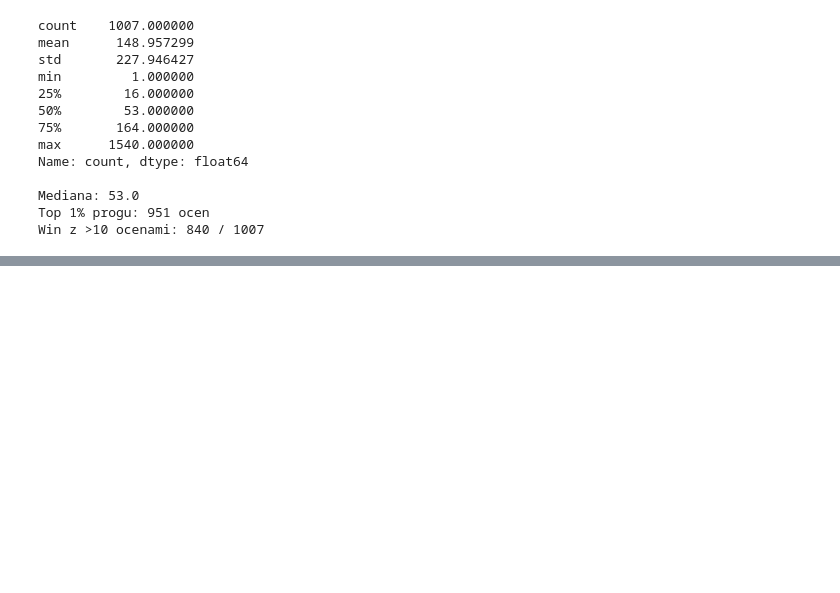
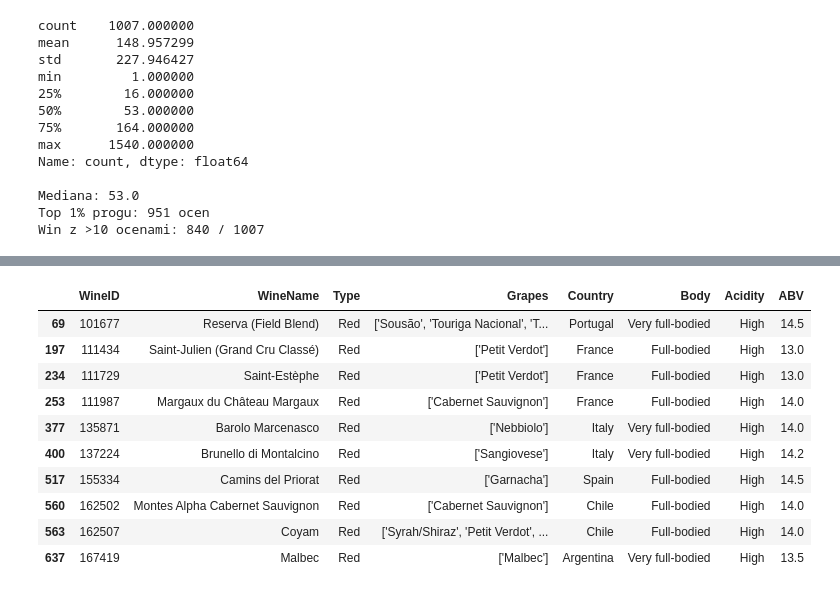
Before and after one commit to FIlip2423/wine-recommender, a Jupyter notebook: wine_rec_final.ipynb, the cells around one changed output, grey strips where cells are left out. Cells and saved outputs as stored; diff of their text form; code cells hidden in the pictures; blank space fills up the shorter version.

```diff
--- a/wine_rec_final.ipynb
+++ b/wine_rec_final.ipynb
@@ -41,6 +32,7 @@ a nie "podglądać" oceny z przyszłości.
 # %%
 df = pd.read_csv("data/XWines_Slim_150K_ratings.csv")
 df = df[["UserID", "WineID", "Rating", "Date"]].copy()
+wines_df = pd.read_csv("data/XWines_Slim_1K_wines.csv")
 
 # Sortujemy od najstarszych do najnowszych
 df.sort_values("Date", inplace=True)
@@ -54,7 +46,7 @@ test_df  = df.iloc[split:].copy()
 print(f"Trening: {len(train_df):,} ocen")
 print(f"Test:    {len(test_df):,} ocen")
 print(f"\nPrzykładowe dane:")
-display(df.head(3))
+df.head(3)
 # %% [output]
 Trening: 120,000 ocen
 Test:    30,000 ocen
@@ -1101,0 +1143,70 @@ display(quality)
+# %%
+# --- 1. PRZYGOTOWANIE DANYCH DO ANALIZY JAKOŚCIOWEJ ---
+def get_wine_details(wine_ids, wines_df):
+    # Kolumny, które najlepiej tłumaczą profil wina w pracy mgr/lic
+    cols = ['WineID', 'WineName', 'Type', 'Grapes', 'Country', 'Body', 'Acidity', 'ABV']
+    return wines_df.loc[wines_df["WineID"].isin(wine_ids), cols]
+
+# Przykład dla Twojego użytkownika
+example_user = train_df["UserID"].iloc[30]
+
+# Pobieramy rekomendacje standardowe (SF=0) i niszowe (SF=0.4)
+recs_std = serendipity_recommendations(example_user, model_ncf, model_xgb_emb, df,
+                                       user2idx, wine2idx, device, surprise_factor=0.0, top_n=10)
+
+recs_sur_1 = serendipity_recommendations(example_user, model_ncf, model_xgb_emb, df,
+                                       user2idx, wine2idx, device, surprise_factor=0.4, top_n=10)
+
+recs_sur_2 = serendipity_recommendations(example_user, model_ncf, model_xgb_emb, df,
+                                       user2idx, wine2idx, device, surprise_factor=0.8, top_n=10)
+
+# Pobieramy historię (ulubione wina użytkownika)
+user_history_ids = df[df["UserID"] == example_user].sort_values("Rating", ascending=False).head(10)["WineID"]
+
+# Wyświetlanie tabel
+print(f"\n{'='*20} ANALIZA JAKOŚCIOWA DLA UŻYTKOWNIKA {example_user} {'='*20}")
+print("\nHISTORIA (Wina ocenione najwyżej):")
+display(get_wine_details(user_history_ids, wines_df))
+
+print("\nREKOMENDACJE STANDARDOWE (XGB Hybryda - wysoka precyzja, niska nowość):")
+display(get_wine_details(recs_std["WineID"], wines_df))
+
+print("\nREKOMENDACJE Z SERENDIPITY (Odkrywanie niszowych win):")
+display(get_wine_details(recs_sur_1["WineID"], wines_df))
+
+
+print("\nREKOMENDACJE Z SERENDIPITY (Odkrywanie niszowych win):")
+display(get_wine_details(recs_sur_2["WineID"], wines_df))
+
+
+# --- 2. GENEROWANIE WYKRESU TRADE-OFF (PRECYZJA VS NOWOŚĆ) ---
+# Uruchamiamy pętlę dla różnych wartości surprise_factor
+# sf_results = []
+# for sf in [0.0, 0.2, 0.4, 0.6, 0.8]:
+#     eval_df = evaluate_serendipity_offline(model_ncf, model_xgb_emb, df,
+#                                            user2idx, wine2idx, device,
+#                                            surprise_factor=sf, n_users=50, top_n=10)
+#     sf_results.append({
+#         'Surprise Factor': sf,
+#         'Avg Popularity': eval_df['avg_popularity'].mean(),
+#         'Hit Rate (Precision)': eval_df['hit_rate'].mean()
+#     })
+
+# sf_plot_df = pd.DataFrame(sf_results)
+
+# fig, ax1 = plt.subplots(figsize=(10, 6))
+
+# # Linia Popularności
+# ax1.plot(sf_plot_df['Surprise Factor'], sf_plot_df['Avg Popularity'], 'g-o', label='Średnia Popularność')
+# ax1.set_xlabel('Parametr Surprise (Serendipity)')
+# ax1.set_ylabel('Popularność rekomendacji (niższa = bardziej niszowe)', color='g')
+
+# # Linia Precyzji (Hit Rate)
+# ax2 = ax1.twinx()
+# ax2.plot(sf_plot_df['Surprise Factor'], sf_plot_df['Hit Rate (Precision)'], 'r-s', label='Hit Rate (Offline)')
+# ax2.set_ylabel('Hit Rate (trafność w ukrytym teście)', color='r')
+
+# plt.title('Dylemat rekomendacji: Trafność vs Nowość (Serendipity)')
+# plt.grid(True, alpha=0.3)
+# plt.show()
+# %% [output]
@@ -1101,0 +1216,11 @@ display(quality)
+|  | WineID | WineName | Type | Grapes | Country | Body | Acidity | ABV |
+| 69 | 101677 | Reserva (Field Blend) | Red | ['Sousão', 'Touriga Nacional', 'T... | Portugal | Very full-bodied | High | 14.5 |
+| 197 | 111434 | Saint-Julien (Grand Cru Classé) | Red | ['Petit Verdot'] | France | Full-bodied | High | 13.0 |
+| 234 | 111729 | Saint-Estèphe | Red | ['Petit Verdot'] | France | Full-bodied | High | 13.0 |
+| 253 | 111987 | Margaux du Château Margaux | Red | ['Cabernet Sauvignon'] | France | Full-bodied | High | 14.0 |
+| 377 | 135871 | Barolo Marcenasco | Red | ['Nebbiolo'] | Italy | Very full-bodied | High | 14.0 |
+| 400 | 137224 | Brunello di Montalcino | Red | ['Sangiovese'] | Italy | Very full-bodied | High | 14.2 |
+| 517 | 155334 | Camins del Priorat | Red | ['Garnacha'] | Spain | Full-bodied | High | 14.5 |
+| 560 | 162502 | Montes Alpha Cabernet Sauvignon | Red | ['Cabernet Sauvignon'] | Chile | Full-bodied | High | 14.0 |
+| 563 | 162507 | Coyam | Red | ['Syrah/Shiraz', 'Petit Verdot', ... | Chile | Full-bodied | High | 14.0 |
+| 637 | 167419 | Malbec | Red | ['Malbec'] | Argentina | Very full-bodied | High | 13.5 |
```
Also changed, not shown: parts of 19 cells of this notebook, 4 other files.
